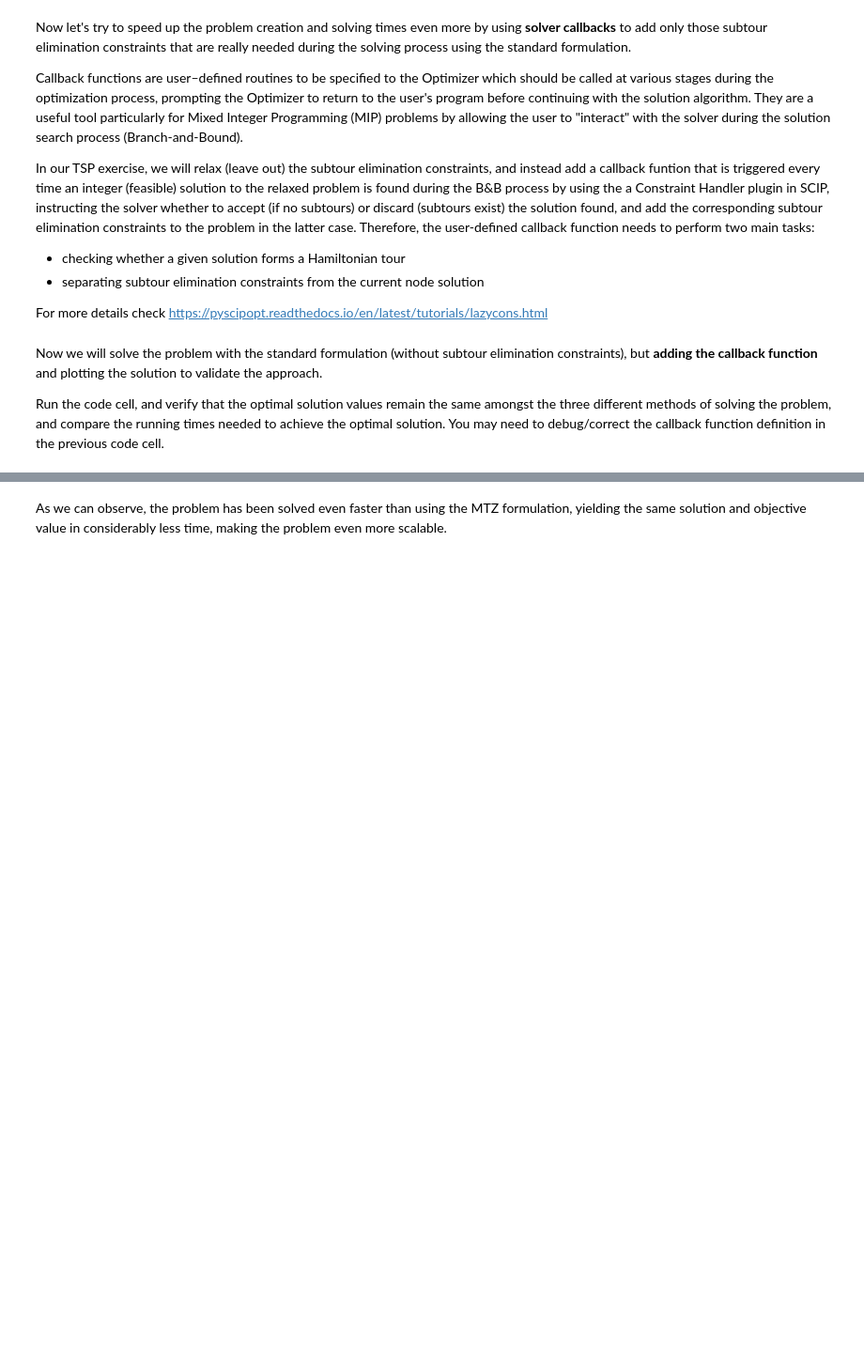
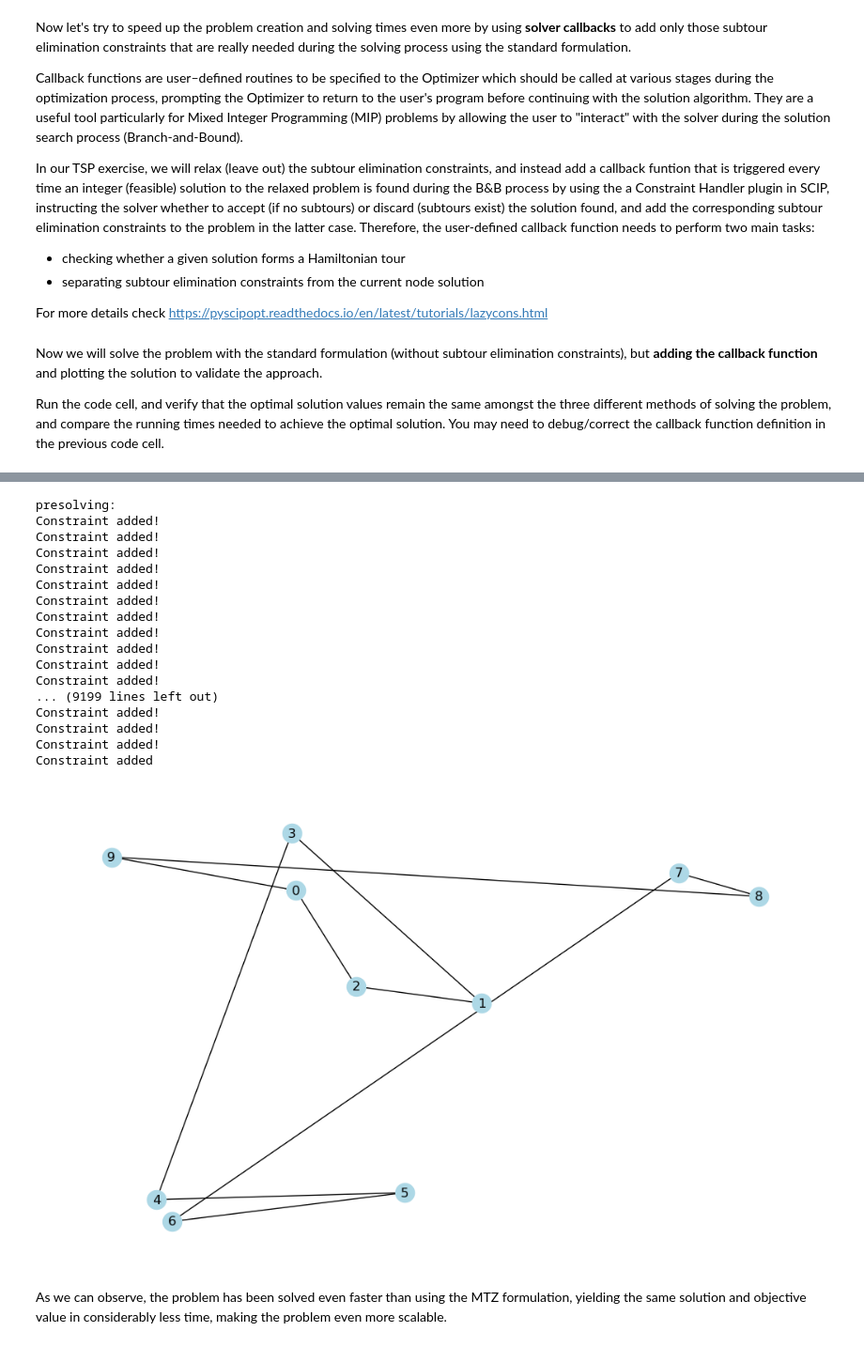
Before and after one commit to mmghannam/tsp-tutorial, a Jupyter notebook: tutorial.ipynb, the cells around one changed output, grey strips where cells are left out. Shown at 94% size. Cells and saved outputs as stored; diff of their text form; code cells hidden in the pictures; blank space fills up the shorter version.

```diff
--- a/tutorial.ipynb
+++ b/tutorial.ipynb
@@ -289,8 +302,8 @@ model = Model()
 # the use of p.addVariables to ensure NumPy uses the Xpress operations for handling these vectors.
 x = {}
 t = {}
-for i in range(n):
-    for j in range(n):
+for i in range(num_cities):
+    for j in range(num_cities):
         x[i,j] = model.addVar(vtype="B", name='x[%i,%i]'%(i,j))
     t[i] = model.addVar(name='t[%i]'%i)
 
@@ -304,12 +317,12 @@ for i in CITIES:
     model.addCons(x[i,i] == 0)
 
 # Miller, Tucker, Zemlin subtour elimination constraints
-for i in range(1,n):
-    for j in range(1,n):
-        model.addCons(t[j] >= t[i] + 1 - n*(1 - x[i,j]))
+for i in range(1, num_cities):
+    for j in range(1, num_cities):
+        model.addCons(t[j] >= t[i] + 1 - num_cities * (1 - x[i,j]))
 
 # Objective function
-model.setObjective(quicksum(dist[i,j]*x[i,j] for i in range(n) for j in range(n)))
+model.setObjective(quicksum(dist[i,j]*x[i,j] for i in range(num_cities) for j in range(num_cities)))
 
 model.optimize()
 
@@ -317,7 +330,10 @@ model.optimize()
 if model.getNSols() == 0:
     print("No feasible solution found.")
 else:
-    plot_sol(model)  # print solution and cost
+    # collect the edges: if the value of x[i,j] is 1, then the edge (i,j) is in the solution
+    edges = get_solution_edges(model, CITIES, x)
+
+    plot_sol(CITIES, X, Y, edges)  # print solution and cost
 # %% [output]
 presolving:
 (round 1, fast)       11 del vars, 19 del conss, 0 add conss, 10 chg bounds, 0 chg sides, 0 chg coeffs, 0 upgd conss, 0 impls, 20 clqs
@@ -426,7 +442,7 @@ class SEC(scip.Conshdlr):
                 # add subtour elimination constraint for each subtour
                 for S in subtours:
                     print("Constraint added!")
-                    self.model.addCons(quicksum(x[i,j] for i in S for j in S if j>i) <= len(S)-1)
+                    self.model.addCons(scip.quicksum(x[i,j] for i in S for j in S) <= len(S)-1)
                     consadded = True
 
         if consadded:
@@ -575,2 +462,61 @@ Gap                : 0.00 %
+# %%
+import pyscipopt as scip
+import networkx
+
+model = scip.Model()
+
+x = {}
+for i in CITIES:
+    for j in CITIES:
+        x[i, j] = model.addVar(vtype="B", name="x_{i}_{j}", obj=dist[i][j])
+
+# Degree constraints
+for i in CITIES:
+    model.addCons(scip.quicksum(x[i,j] for j in range(num_cities)) == 1)
+    model.addCons(scip.quicksum(x[j,i] for j in range(num_cities)) == 1)
+    model.addCons(x[i,i] == 0)
+
+# create the constraint handler
+conshdlr = SEC()
+
+# Add the constraint handler to SCIP. We set check priority < 0 so that only integer feasible solutions
+# are passed to the conscheck callback
+model.includeConshdlr(conshdlr, "TSP", "TSP subtour eliminator", chckpriority = -10, enfopriority = -10)
+
+# create a subtour elimination constraint
+cons = conshdlr.createCons("no_subtour_cons", x)
+
+# add constraint to SCIP
+model.addPyCons(cons)
+
+model.optimize()
+
+# Plot solution
+if model.getNSols() == 0:
+    print("No feasible solution found.")
+else:
+    # collect the edges: if the value of x[i,j] is 1, then the edge (i,j) is in the solution
+    edges = get_solution_edges(model, CITIES, x)
+
+    plot_sol(CITIES, X, Y, edges)  # print solution and cost
+# %% [output]
+presolving:
+Constraint added!
+Constraint added!
+Constraint added!
+Constraint added!
+Constraint added!
+Constraint added!
+Constraint added!
+Constraint added!
+Constraint added!
+Constraint added!
+Constraint added!
+... (9199 lines left out)
+Constraint added!
+Constraint added!
+Constraint added!
+Constraint added
+[figure, added]
 # %% [markdown]
 As we can observe, the problem has been solved even faster than using the MTZ formulation, yielding the same solution and objective value in considerably less time, making the problem even more scalable.
```
Also changed, not shown: parts of 24 cells of this notebook.
